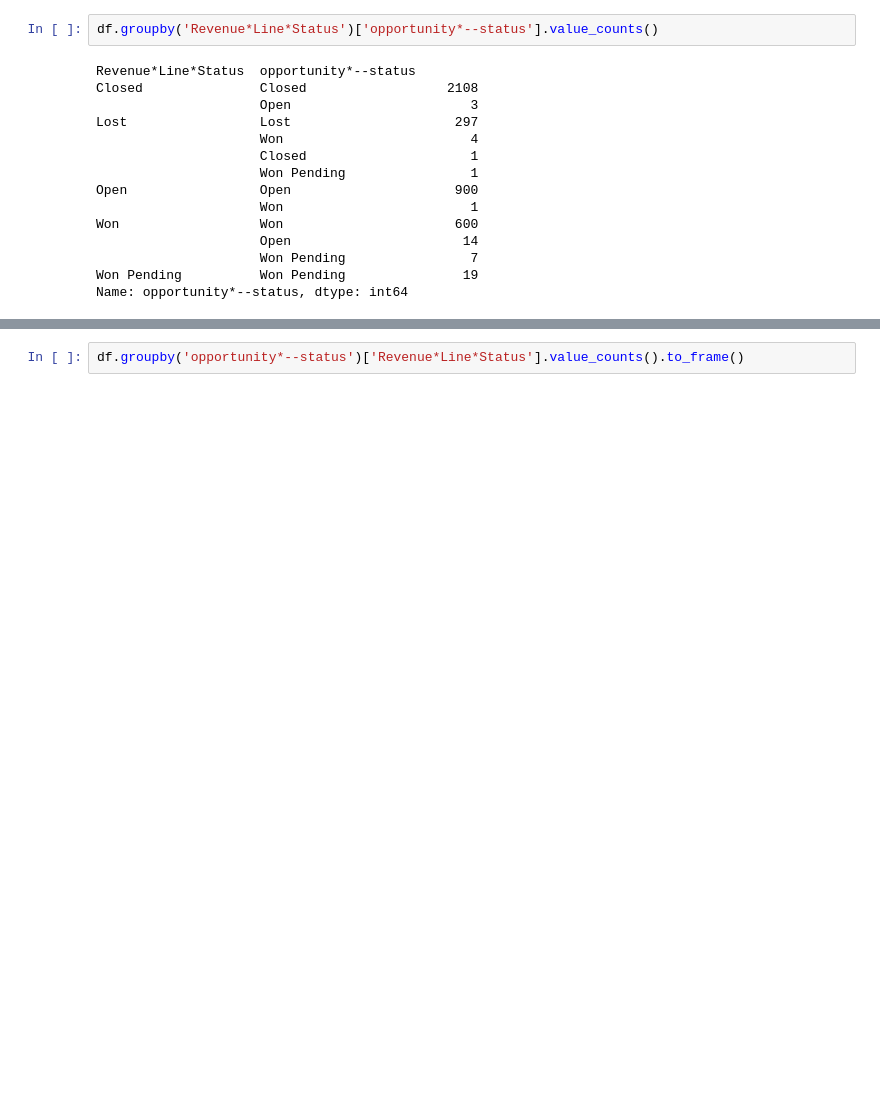
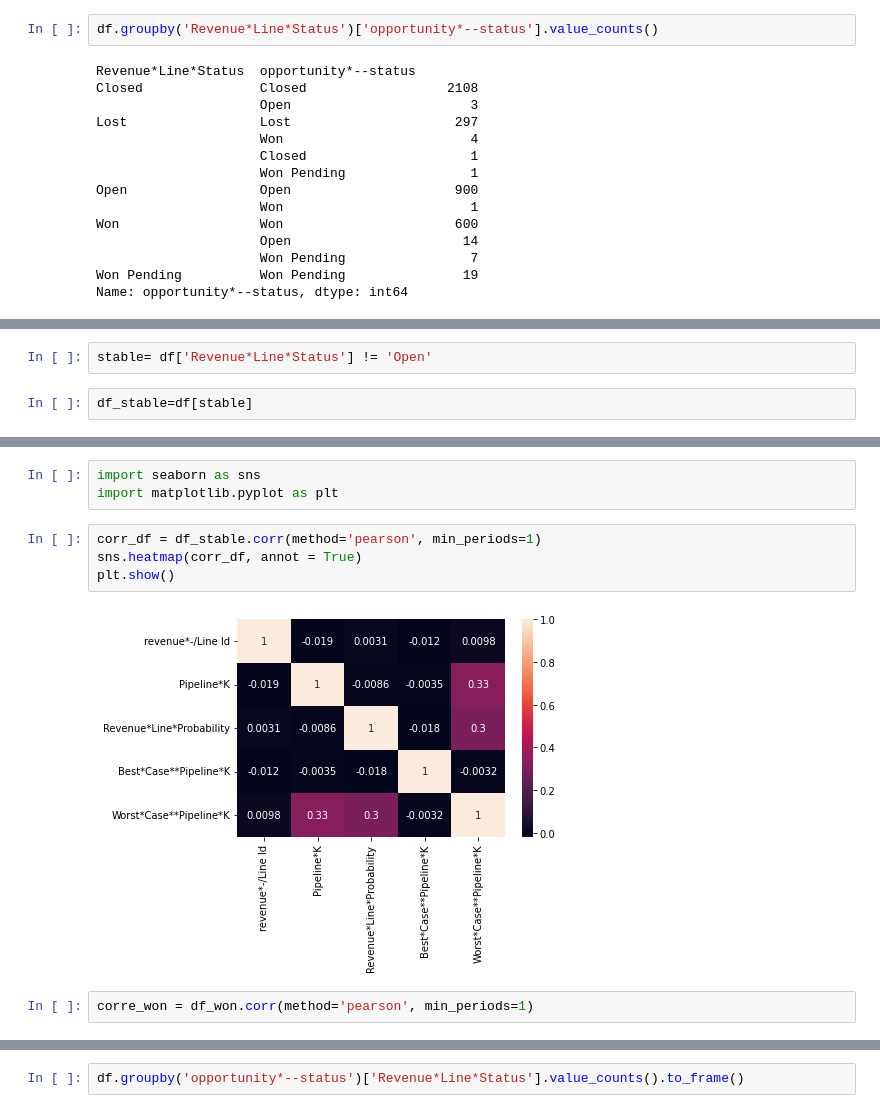
Before and after one commit to ldlasso2/oraclesolution, a Jupyter notebook: Solucion.ipynb, the cells around one changed output, grey strips where cells are left out. Cells and saved outputs as stored; diff of their text form; blank space fills up the shorter version.

```diff
--- a/Solucion.ipynb
+++ b/Solucion.ipynb
@@ -288,0 +401,4 @@ Name: opportunity*--status, dtype: int64
+# %%
+stable= df['Revenue*Line*Status'] != 'Open'
+# %%
+df_stable=df[stable]
@@ -288,0 +431,11 @@ Name: opportunity*--status, dtype: int64
+# %%
+import seaborn as sns
+import matplotlib.pyplot as plt
+# %%
+corr_df = df_stable.corr(method='pearson', min_periods=1)
+sns.heatmap(corr_df, annot = True)
+plt.show()
+# %% [output]
+[figure, added]
+# %%
+corre_won = df_won.corr(method='pearson', min_periods=1)
```
Also changed, not shown: parts of 81 cells of this notebook.
